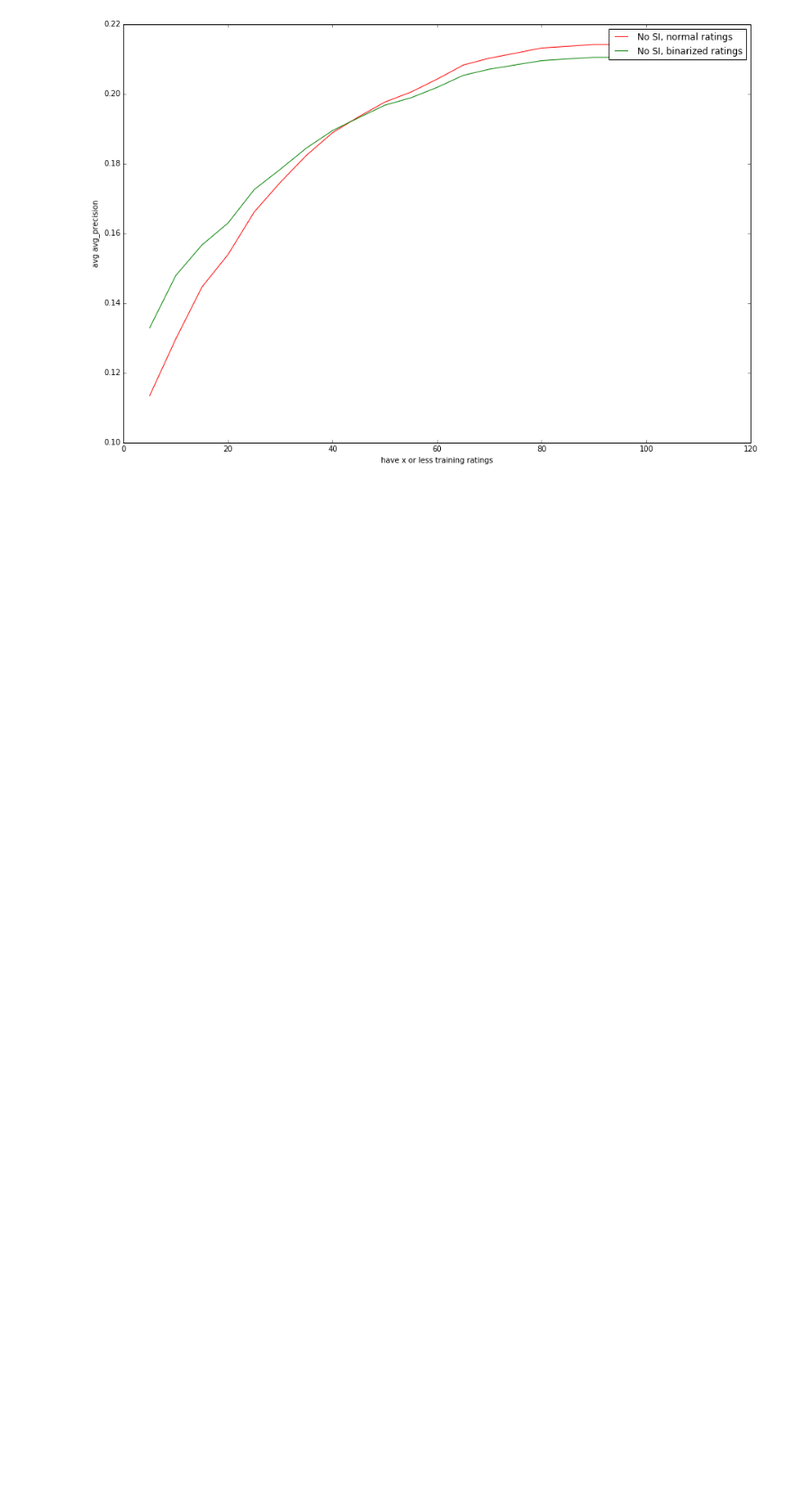
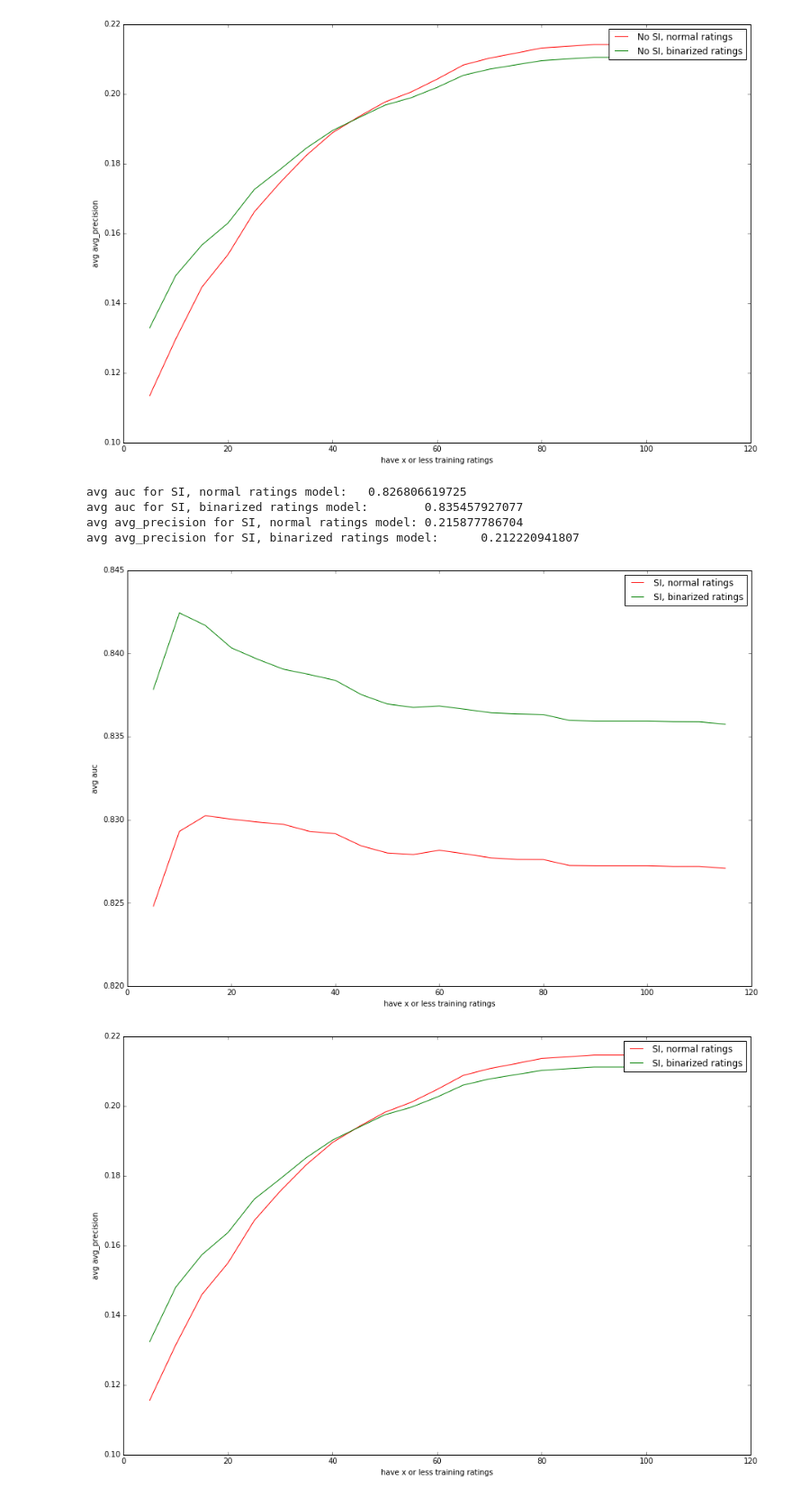
Before and after one commit to marcuniq/bsc-thesis, a Jupyter notebook: show_metrics.ipynb, the cells around one changed output. Shown at 90% size. Cells and saved outputs as stored; diff of their text form; code cells hidden in the pictures; blank space fills up the shorter version.

```diff
--- a/show_metrics.ipynb
+++ b/show_metrics.ipynb
@@ -208,3 +208,16 @@ avg avg_precision for No SI, normal ratings model:      0.215420367553
 avg avg_precision for No SI, binarized ratings model:   0.211548922502
 [figure]
 [figure]
+# %%
+# ml-100k
+si_metrics = pd.read_csv('data/results/2016-04-25_20.59.00_si_ml-100k_e20_tt-0.2_zero-samp-3_sparse-item_no-val_metrics.csv')
+si_binarized_metrics = pd.read_csv('data/results/2016-04-26_14.26.44_si_ml-100k_e20_tt-0.2_zero-samp-3_sparse-item_binarize_no-val_metrics.csv')
+compare_metric(si_metrics, si_binarized_metrics, 'auc', cumulative=True, label1='SI, normal ratings', label2='SI, binarized ratings')
+compare_metric(si_metrics, si_binarized_metrics, 'avg_precision', cumulative=True, label1='SI, normal ratings', label2='SI, binarized ratings')
+# %% [output]
+avg auc for SI, normal ratings model:   0.826806619725
+avg auc for SI, binarized ratings model:        0.835457927077
+avg avg_precision for SI, normal ratings model: 0.215877786704
+avg avg_precision for SI, binarized ratings model:      0.212220941807
+[figure, added]
+[figure, added]
```
Also changed, not shown: 5 other files.
